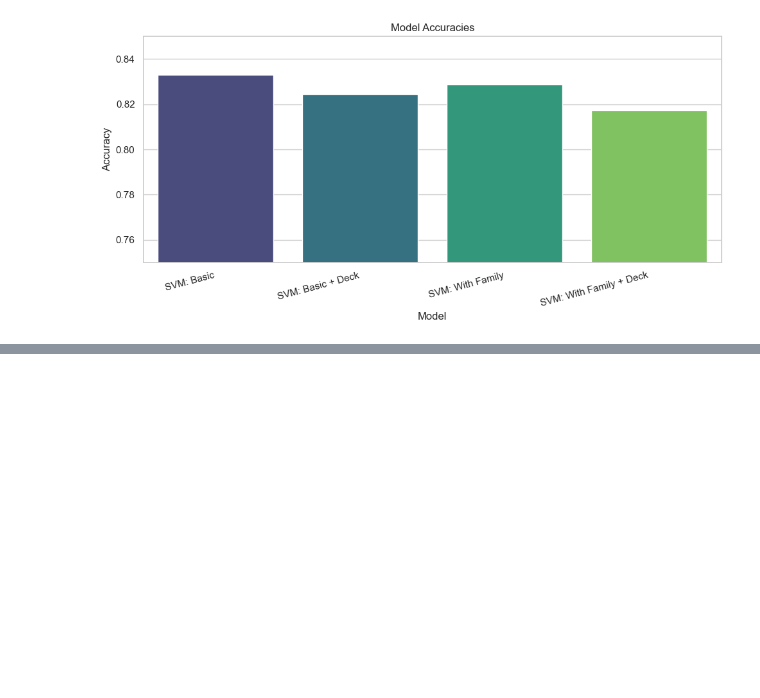
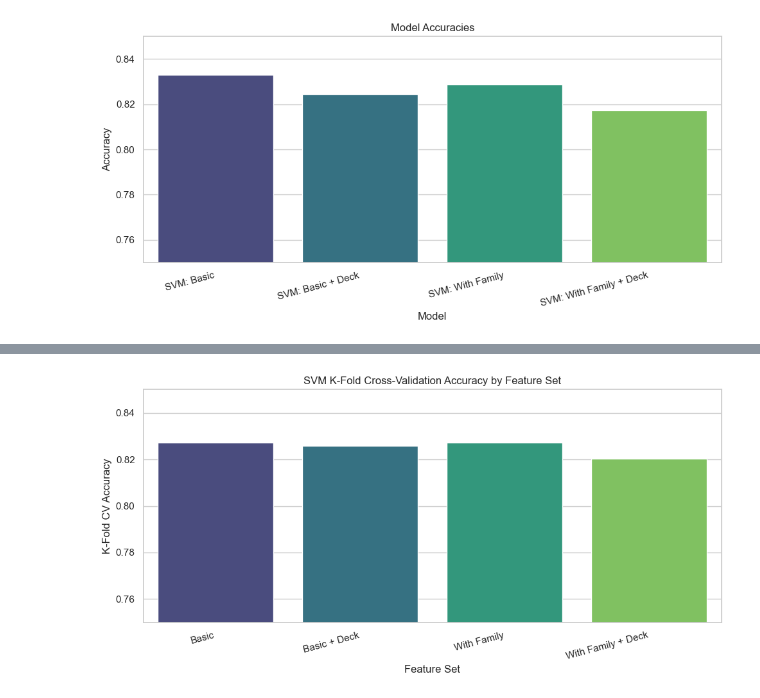
Before and after one commit to SamuelWang05/ml-final-project, a Jupyter notebook: ml-final-project.ipynb, the cells around one changed output, grey strips where cells are left out. Saved outputs shown, nothing was run; the diff lists cells and outputs as text; code cells hidden in the pictures; blank space fills up the shorter version.

Commit message:
k-fold cross validation

```diff
--- a/ml-final-project.ipynb
+++ b/ml-final-project.ipynb
@@ -772,0 +874,20 @@ Passing `palette` without assigning `hue` is deprecated and will be removed in v
+# %%
+plt.figure(figsize=(10, 5))
+sns.barplot(
+    data=kfold_results_df,
+    x='Feature Set',
+    y='K-Fold CV Accuracy',
+    hue='Feature Set',
+    palette='viridis',
+    legend=False
+)
+
+plt.title('SVM K-Fold Cross-Validation Accuracy by Feature Set')
+plt.xlabel('Feature Set')
+plt.ylabel('K-Fold CV Accuracy')
+plt.ylim(0.75, 0.85)
+plt.xticks(rotation=15, ha='right')
+plt.tight_layout()
+plt.show()
+# %% [output]
+[figure, added]
```
Also changed, not shown: parts of 5 cells of this notebook.
